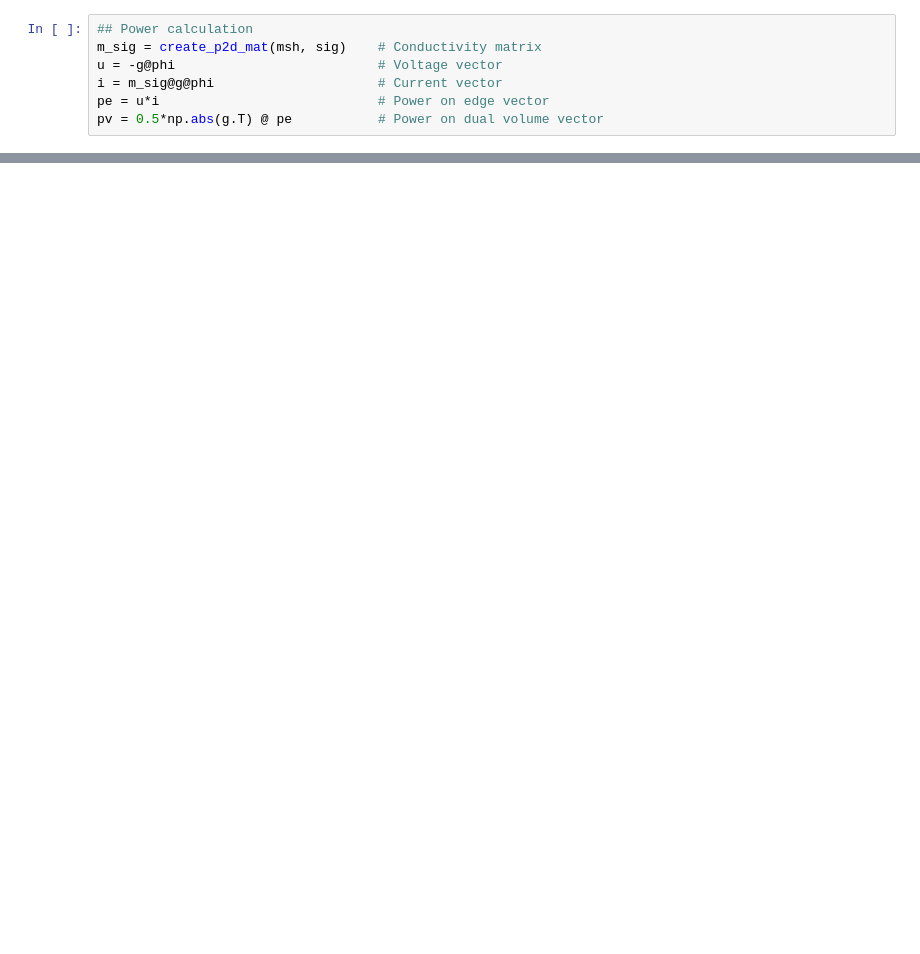
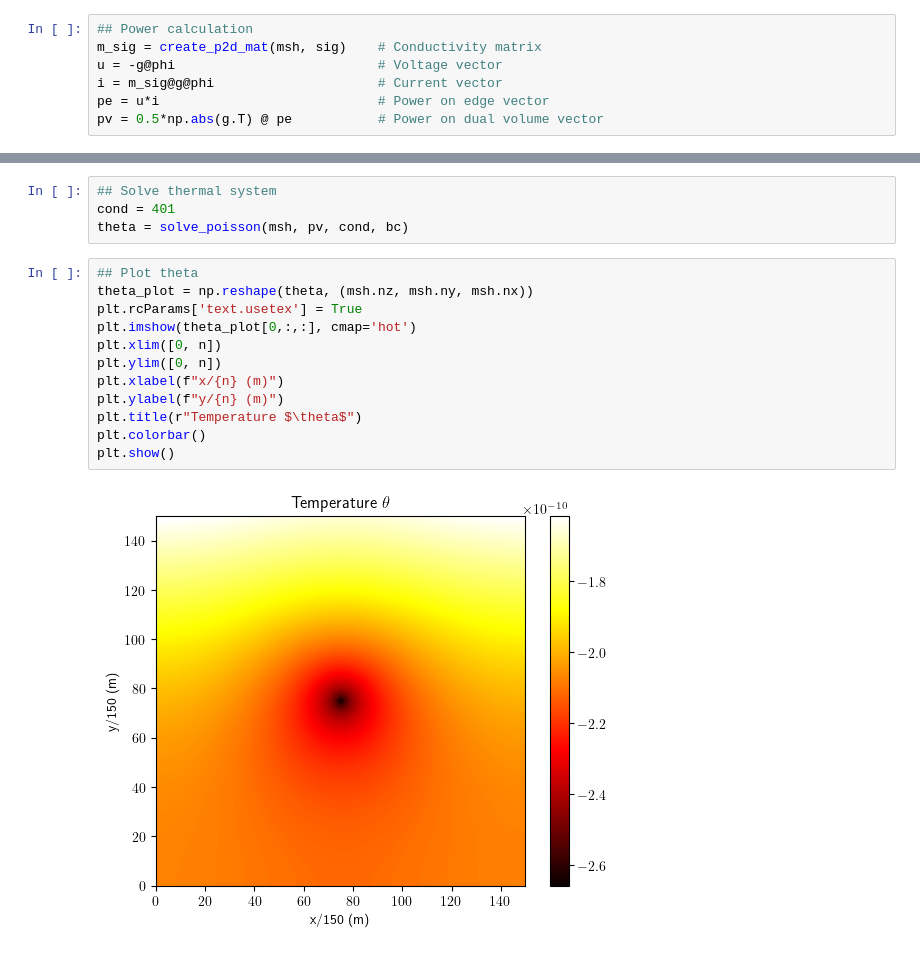
Before and after one commit to Devoev/multiphysics, a Jupyter notebook: main.ipynb, the cells around one changed output, grey strips where cells are left out. Saved outputs shown, nothing was run; the diff lists cells and outputs as text; blank space fills up the shorter version.

```diff
--- a/main.ipynb
+++ b/main.ipynb
@@ -74,0 +75,18 @@ plt.show()
+# %%
+## Solve thermal system
+cond = 401
+theta = solve_poisson(msh, pv, cond, bc)
+# %%
+## Plot theta
+theta_plot = np.reshape(theta, (msh.nz, msh.ny, msh.nx))
+plt.rcParams['text.usetex'] = True
+plt.imshow(theta_plot[0,:,:], cmap='hot')
+plt.xlim([0, n])
+plt.ylim([0, n])
+plt.xlabel(f"x/{n} (m)")
+plt.ylabel(f"y/{n} (m)")
+plt.title(r"Temperature $\theta$")
+plt.colorbar()
+plt.show()
+# %% [output]
+[figure, added]
```
Also changed, not shown: parts of 3 cells of this notebook.
